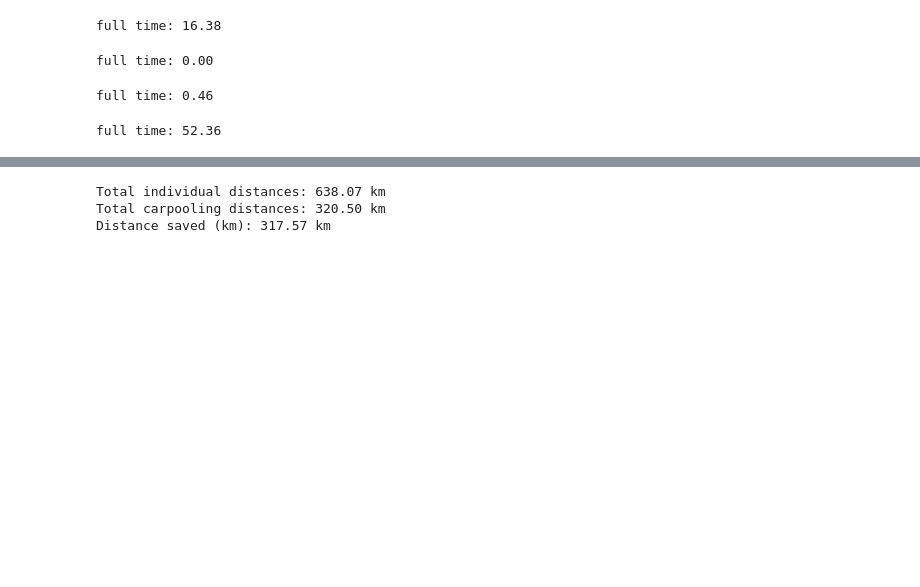
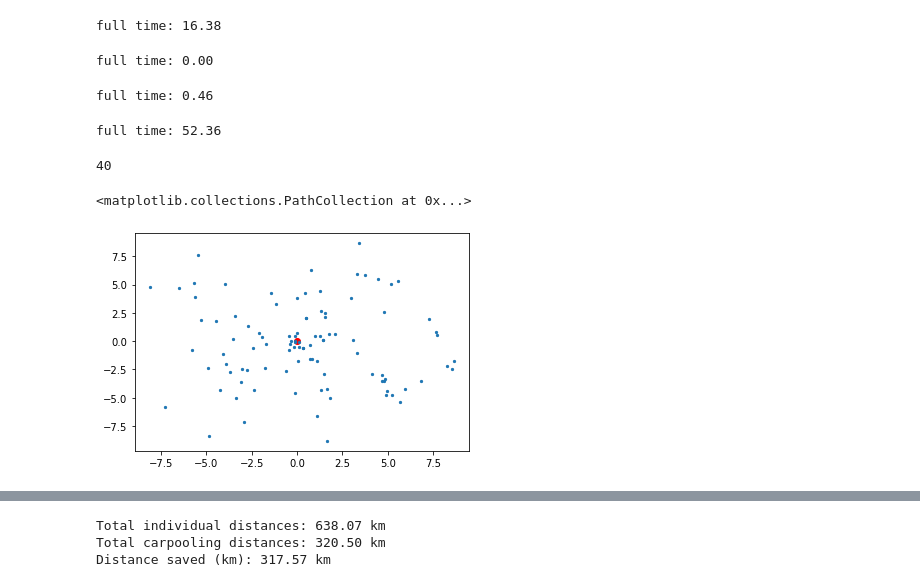
Before and after one commit to FredericFerriere/carpooling, a Jupyter notebook: GIS_visualisation.ipynb, the cells around one changed output, grey strips where cells are left out. Saved outputs shown, nothing was run; the diff lists cells and outputs as text; code cells hidden in the pictures; blank space fills up the shorter version.

```diff
--- a/GIS_visualisation.ipynb
+++ b/GIS_visualisation.ipynb
@@ -64,4 +64,14 @@ f_time = e_time - s_time
 print('full time: {:.2f}'.format(f_time))
 # %% [output]
 full time: 52.36
+# %%
+len(fin_groups)
+# %% [output]
+40
+# %%
+plt.scatter([0], [0], c='red')
+plt.scatter([emp[0] for emp in emp_coords.values()], [emp[1] for emp in emp_coords.values()], s=5)
+# %% [output]
+<matplotlib.collections.PathCollection at 0x...>
+[figure, added]
 # %%
```
Also changed, not shown: parts of 4 cells of this notebook, 6 other files.
